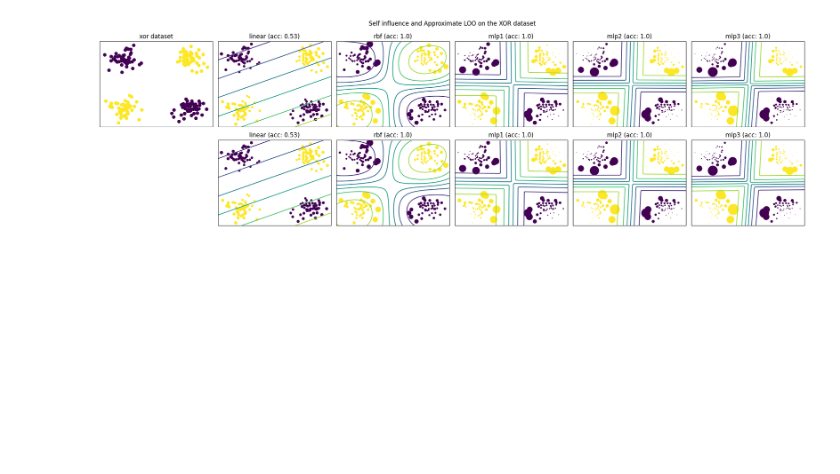
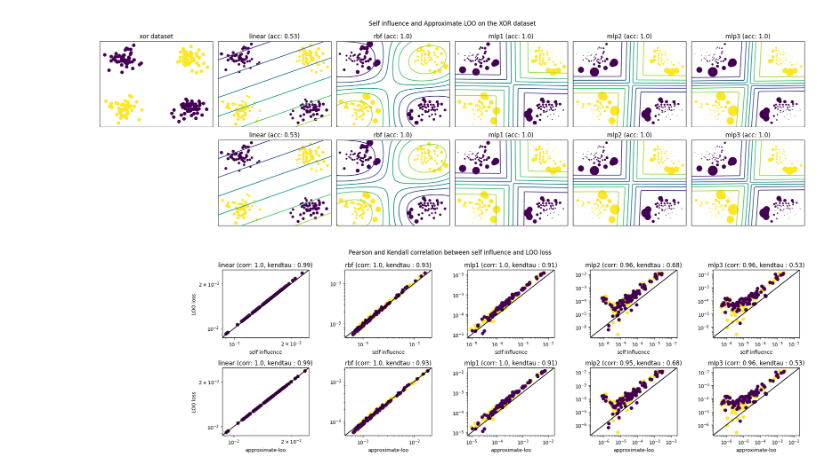
Before and after one commit to Orange-OpenSource/mislabeled, a Jupyter notebook: examples/plot_influence_mlp.ipynb, the cells around one changed output. Cells and saved outputs as stored; diff of their text form; code cells hidden in the pictures; blank space fills up the shorter version.

```diff
--- a/examples/plot_influence_mlp.ipynb
+++ b/examples/plot_influence_mlp.ipynb
@@ -91,31 +87,35 @@ for i, (name, model) in enumerate(models.items()):
         linearized, X, y = linearize(model, X, y)
         return linearized._replace(regul=None).objective(X, y)
 
     def eval(model, X, y, train, test):
 
         loo_model = clone(model).fit(X[train], y[train])
         loo_ll_diff = objective(model, X[test], y[test])- objective(loo_model, X[test], y[test])
         return loo_ll_diff
 
     loo_diff = Parallel(n_jobs=-1)(
         delayed(eval)(model, X, y, train, test) for train, test in LeaveOneOut().split(X)
     )
     loo_diff = np.asarray(loo_diff)
 
     for j, (probe_name, probe) in enumerate(probes.items()):
 
         ax = axes[j, i+1]
         pear = pearsonr(scores[probe_name][name], loo_diff).statistic
         kendtau = kendalltau(scores[probe_name][name], loo_diff).statistic
-        ax.scatter(scores[probe_name][name], loo_diff, c=y)
+        ax.scatter(-scores[probe_name][name], -loo_diff, c=y)
+        ax.set_xscale("log")
+        ax.set_yscale("log")
         min = np.min([ax.get_xlim(), ax.get_ylim()])
         max = np.max([ax.get_xlim(), ax.get_ylim()])
         ax.set_xlim((min, max))
         ax.set_ylim((min, max))
         ax.axline((min, min), (max, max), color="black")
         ax.set_xlabel(probe_name)
         ax.set_title(f"{name} (corr: {round(pear,2)}, kendtau : {round(kendtau, 2)})")
 
 fig.suptitle("Pearson and Kendall correlation between self influence and LOO loss")
 plt.tight_layout()
 plt.show()
+# %% [output]
+[figure, added]
```
Also changed, not shown: parts of 2 cells of this notebook, 6 other files.
